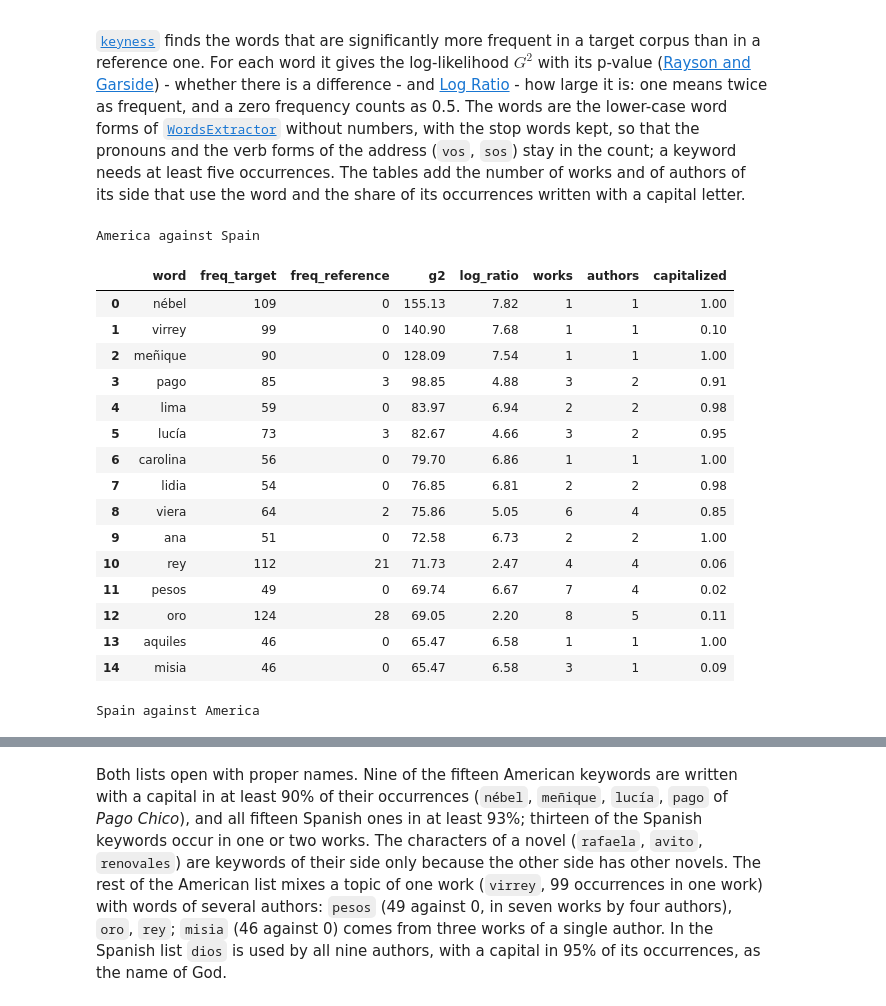
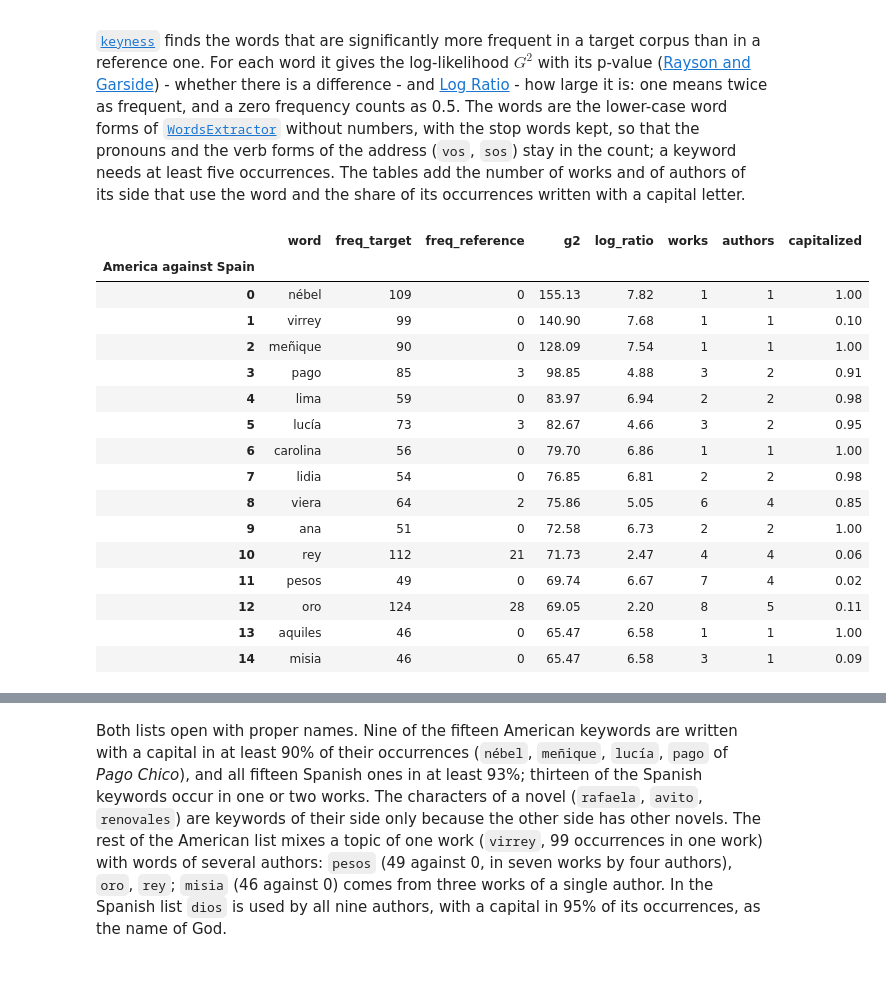
Before and after one commit to SergeyShk/esTS, a Jupyter notebook: examples/04_corpus_measures.ipynb, the cells around one changed output, grey strips where cells are left out. Cells and saved outputs as stored; diff of their text form; code cells hidden in the pictures; blank space fills up the shorter version.

```diff
--- a/examples/04_corpus_measures.ipynb
+++ b/examples/04_corpus_measures.ipynb
@@ -158,54 +164,56 @@ Each side has nine works: the American one by six authors, of 1872 to 1917 (*Tra
 for records in sides.values():
     for record in records:
         record["words"] = [form.lower() for form in record["forms"]]
         record["vocabulary"] = set(record["words"])
 words = {
     side: [word for record in records for word in record["words"]]
     for side, records in sides.items()
 }
 
 totals, capitals = Counter(), Counter()
 for records in sides.values():
     for record in records:
         for form in record["forms"]:
             totals[form.lower()] += 1
             capitals[form.lower()] += form[:1].isupper()
 capitalized = {word: capitals[word] / total for word, total in totals.items()}
 
 
 def authors(word, records):
     """Number of the authors whose works use the word"""
     return len({record["author"] for record in records if word in record["vocabulary"]})
 
 
-def keyword_table(keywords, records):
+def keyword_table(keywords, records, title):
     """Keywords with the works and the authors of their side and the share of capitals"""
-    return pd.DataFrame(
-        [
-            {
-                "word": keyword.word,
-                "freq_target": keyword.freq_target,
-                "freq_reference": int(keyword.freq_reference),
-                "g2": keyword.g2,
-                "log_ratio": keyword.log_ratio,
-                "works": sum(keyword.word in record["vocabulary"] for record in records),
-                "authors": authors(keyword.word, records),
-                "capitalized": capitalized[keyword.word],
-            }
-            for keyword in keywords
-        ]
-    ).round(2)
+    return (
+        pd.DataFrame(
+            [
+                {
+                    "word": keyword.word,
+                    "freq_target": keyword.freq_target,
+                    "freq_reference": int(keyword.freq_reference),
+                    "g2": keyword.g2,
+                    "log_ratio": keyword.log_ratio,
+                    "works": sum(keyword.word in record["vocabulary"] for record in records),
+                    "authors": authors(keyword.word, records),
+                    "capitalized": capitalized[keyword.word],
+                }
+                for keyword in keywords
+            ]
+        )
+        .round(2)
+        .rename_axis(title)
+    )
 
 
 america_keys = keyness(words["America"], words["Spain"], min_freq=5)
 spain_keys = keyness(words["Spain"], words["America"], min_freq=5)
-print("America against Spain")
-display(keyword_table(america_keys[:15], america))
-print("Spain against America")
-display(keyword_table(spain_keys[:15], spain))
+display(keyword_table(america_keys[:15], america, "America against Spain"))
+display(keyword_table(spain_keys[:15], spain, "Spain against America"))
 # %% [output]
-America against Spain
 |  | word | freq_target | freq_reference | g2 | log_ratio | works | authors | capitalized |
+| America against Spain |  |  |  |  |  |  |  |  |
 | 0 | nébel | 109 | 0 | 155.13 | 7.82 | 1 | 1 | 1.00 |
 | 1 | virrey | 99 | 0 | 140.90 | 7.68 | 1 | 1 | 0.10 |
 | 2 | meñique | 90 | 0 | 128.09 | 7.54 | 1 | 1 | 1.00 |
@@ -221,5 +229,4 @@ America against Spain
 | 12 | oro | 124 | 28 | 69.05 | 2.20 | 8 | 5 | 0.11 |
 | 13 | aquiles | 46 | 0 | 65.47 | 6.58 | 1 | 1 | 1.00 |
 | 14 | misia | 46 | 0 | 65.47 | 6.58 | 3 | 1 | 0.09 |
-Spain against America
 |  | word | freq_target | freq_reference | g2 | log_ratio | works | authors | capitalized |
```
Also changed, not shown: parts of 18 cells of this notebook, 11 other files.
